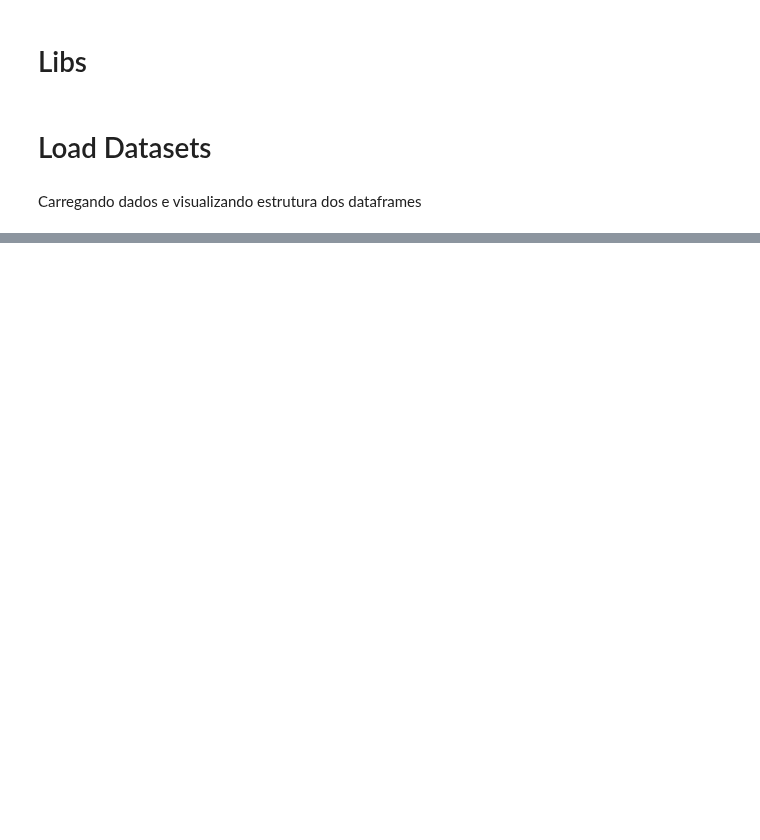
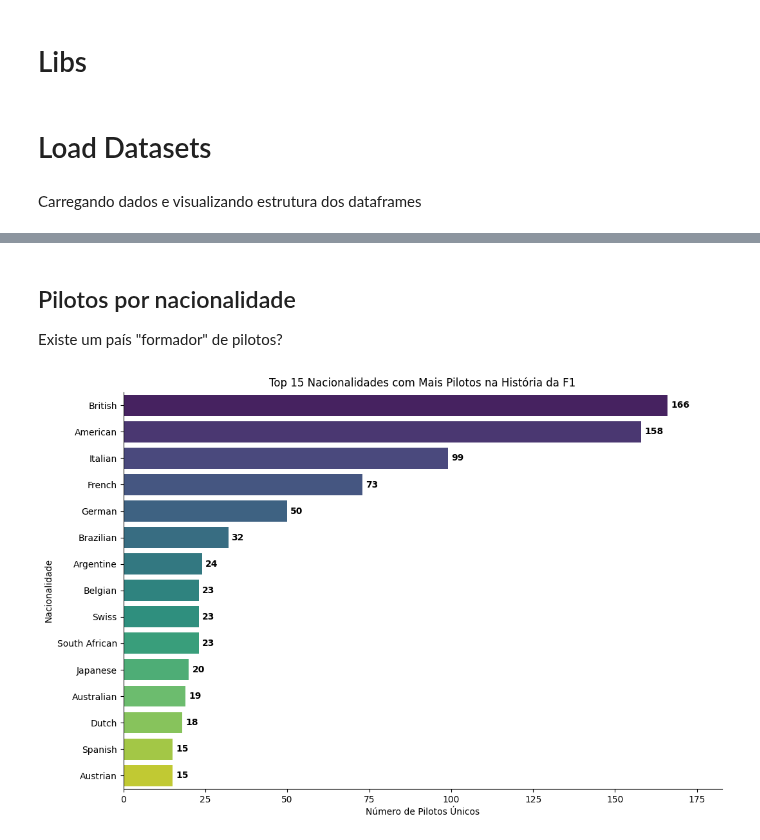
Before and after one commit to falconeee/CD-2025-2, a Jupyter notebook: projeto final/projeto_final.ipynb, the cells around one changed output, grey strips where cells are left out. Cells and saved outputs as stored; diff of their text form; code cells hidden in the pictures; blank space fills up the shorter version.

```diff
--- a/projeto final/projeto_final.ipynb
+++ b/projeto final/projeto_final.ipynb
@@ -76,0 +230,6 @@ df_status.head()
+# %%
+df_constructors = pd.read_csv(DIR_DATA + 'constructors.csv', sep=',', na_values='\\N')
+print("Constructors Dataset")
+print(f"Columns : {list(df_constructors.columns)}")
+print(f"Shape: {df_constructors.shape}")
+df_constructors.head()
@@ -76,0 +319,28 @@ df_status.head()
+# %% [markdown]
+## Pilotos por nacionalidade
+Existe um país "formador" de pilotos?
+# %%
+# 1. Isolando pilotos únicos (Usando 'nationality_driver')
+unique_drivers = df[['driverId', 'nationality_driver']].drop_duplicates()
+
+# 2. Contagem e filtro dos Top 15
+nationality_counts = unique_drivers['nationality_driver'].value_counts().head(15)
+
+plt.figure(figsize=(12, 8))
+
+# 3. Plotagem
+ax = sns.barplot(x=nationality_counts.values, y=nationality_counts.index, palette='viridis')
+
+plt.title('Top 15 Nacionalidades com Mais Pilotos na História da F1')
+plt.xlabel('Número de Pilotos Únicos')
+plt.ylabel('Nacionalidade')
+
+# 4. Rótulos de valor
+for i, v in enumerate(nationality_counts.values):
+    ax.text(v + 1, i, str(v), color='black', va='center', fontweight='bold')
+
+plt.xlim(0, nationality_counts.max() * 1.1)
+sns.despine()
+plt.show()
+# %% [output]
+[figure, added]
```
Also changed, not shown: parts of 45 cells of this notebook, 1 other file.
